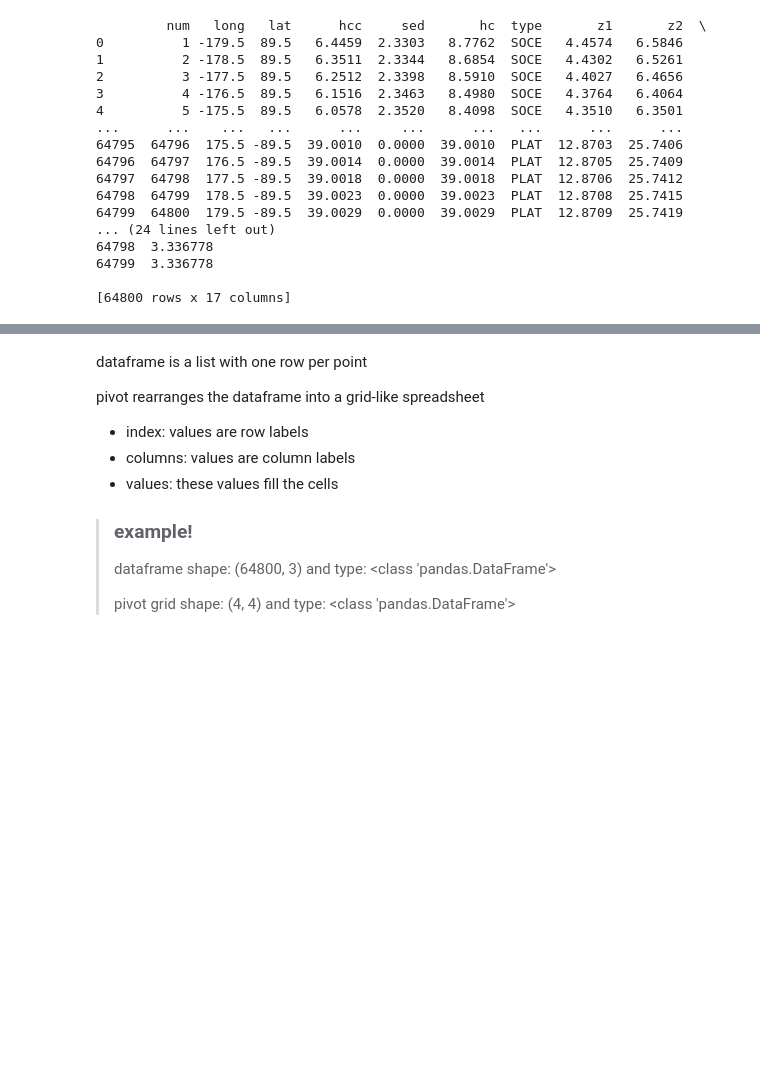
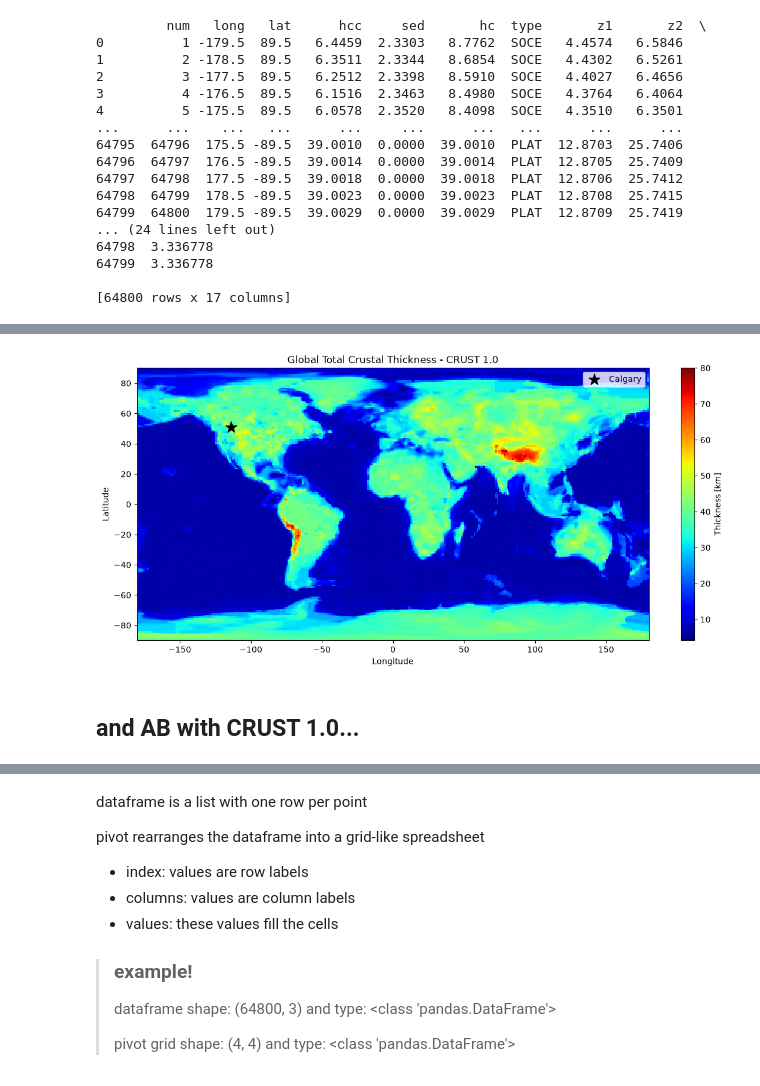
Before and after one commit to sydpas/grav_mag_model, a Jupyter notebook: src/ecm1/TO_3MT_ecm1.ipynb, the cells around one changed output, grey strips where cells are left out. Saved outputs shown, nothing was run; the diff lists cells and outputs as text; code cells hidden in the pictures; blank space fills up the shorter version.

```diff
--- a/src/ecm1/TO_3MT_ecm1.ipynb
+++ b/src/ecm1/TO_3MT_ecm1.ipynb
@@ -57,0 +97,8 @@ ax0.set_ylabel('Latitude')
+# %%
+d_cru = pd.read_csv('..\\..\\data\\crust1.0\\total_crust_thick.csv', header=None, skiprows=0,
+                names=['long', 'lat', 't'])
+print(d_cru)
+
+d_cru_grid = d_cru.pivot(index='lat', columns='long', values='t')
+
+lat = d_cru_grid.index.values; long = d_cru_grid.columns.values; t = d_cru_grid.values
@@ -57,0 +120,19 @@ ax0.set_ylabel('Latitude')
+# %%
+fig, ax1 = plt.subplots(figsize=(14, 6))
+
+pcm_cru = ax1.pcolormesh(long, lat, t, cmap='jet', vmax=80)
+fig.colorbar(pcm_cru, label='Thickness [km]')
+ax1.scatter(-114.03, 51.02, marker='*', color='black', s=200, label='Calgary')
+
+ax1.set_title('Global Total Crustal Thickness - CRUST 1.0')
+ax1.set_xlabel('Longitude')
+ax1.set_ylabel('Latitude')
+
+plt.legend()
+
+plt.savefig('..\\..\\figures\\ecm1\\crust1.0_global_grid.png', dpi=400, bbox_inches='tight')
+plt.show()
+# %% [output]
+[figure, added]
+# %% [markdown]
+## and AB with CRUST 1.0...
```
Also changed, not shown: parts of 22 cells of this notebook, 8 other files.
